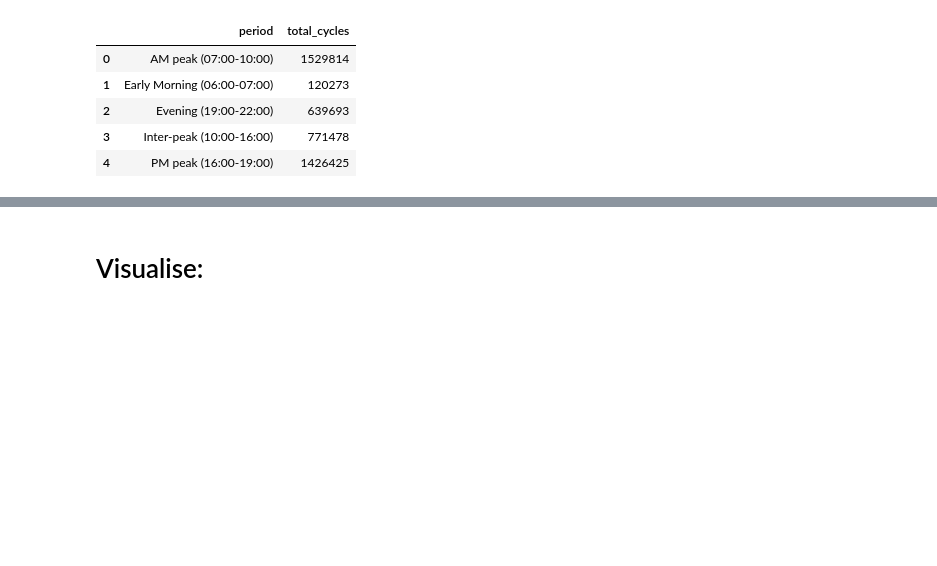
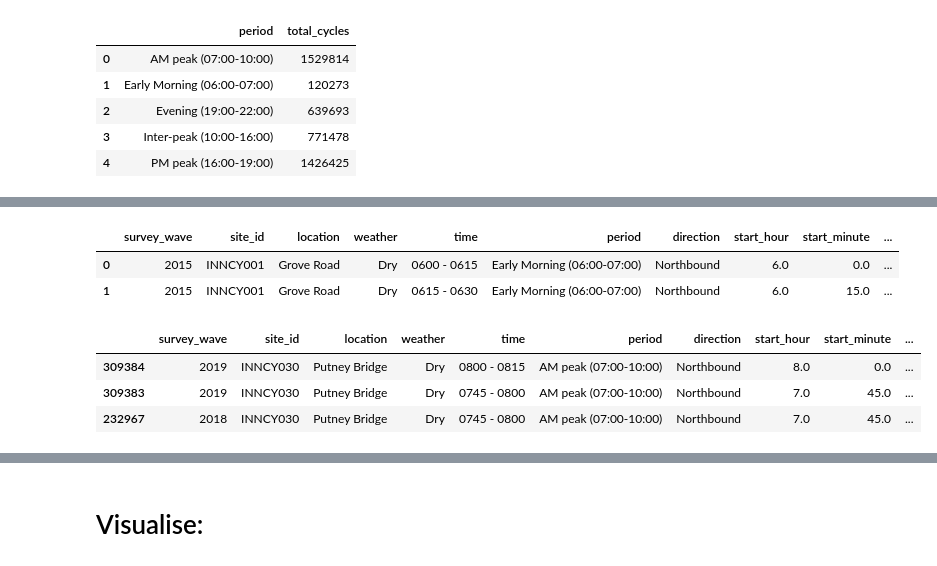
Before and after one commit to Moha-Barik/Employer-Project-team-1, a Jupyter notebook: EDA_london_biking_v1.ipynb, the cells around one changed output, grey strips where cells are left out. Saved outputs shown, nothing was run; the diff lists cells and outputs as text; code cells hidden in the pictures; blank space fills up the shorter version.

```diff
--- a/EDA_london_biking_v1.ipynb
+++ b/EDA_london_biking_v1.ipynb
@@ -343,0 +362,18 @@ lond_trend2
+# %%
+# the difference between hires and private bikes
+Inner_l['difference'] = Inner_l['no_private_cycle'] - Inner_l['no_hire_cycles']
+
+Inner_l.head(2)
+# %% [output]
+|  | survey_wave | site_id | location | weather | time | period | direction | start_hour | start_minute | ... |
+| 0 | 2015 | INNCY001 | Grove Road | Dry | 0600 - 0615 | Early Morning (06:00-07:00) | Northbound | 6.0 | 0.0 | ... |
+| 1 | 2015 | INNCY001 | Grove Road | Dry | 0615 - 0630 | Early Morning (06:00-07:00) | Northbound | 6.0 | 15.0 | ... |
+# %%
+# RESULT FOR WHICH STREET TO PUT HIRING FACILITIES ON IN CENTRAL LONDON
+Inner_l = Inner_l.sort_values(by='difference',ascending=False)
+Inner_l.head(3)
+# %% [output]
+|  | survey_wave | site_id | location | weather | time | period | direction | start_hour | start_minute | ... |
+| 309384 | 2019 | INNCY030 | Putney Bridge | Dry | 0800 - 0815 | AM peak (07:00-10:00) | Northbound | 8.0 | 0.0 | ... |
+| 309383 | 2019 | INNCY030 | Putney Bridge | Dry | 0745 - 0800 | AM peak (07:00-10:00) | Northbound | 7.0 | 45.0 | ... |
+| 232967 | 2018 | INNCY030 | Putney Bridge | Dry | 0745 - 0800 | AM peak (07:00-10:00) | Northbound | 7.0 | 45.0 | ... |
```
Also changed, not shown: parts of 19 cells of this notebook.
